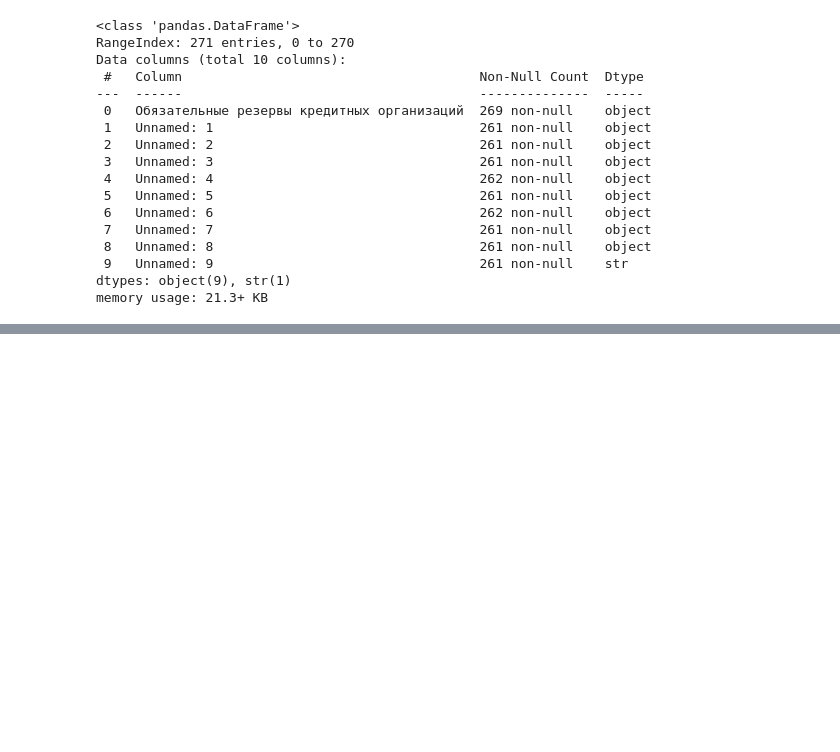
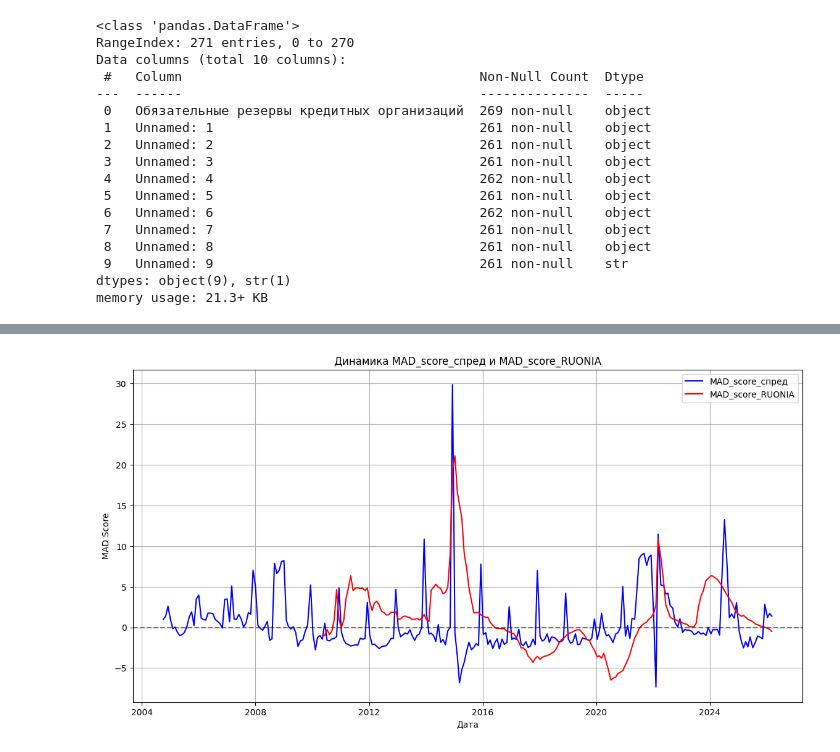
Before and after one commit to Povid1o/MathMode_LiquidityCatchers_RuLiquiditySentinel, a Jupyter notebook: ml/notebooks/model_1.ipynb, the cells around one changed output, grey strips where cells are left out. Drawn from its saved outputs; the diff is of its cells as text; code cells hidden in the pictures; blank space fills up the shorter version.

```diff
--- a/ml/notebooks/model_1.ipynb
+++ b/ml/notebooks/model_1.ipynb
@@ -101,0 +312,14 @@ df.head()
+# %%
+# График 2: Результат нормализации - MAD_score_спред и MAD_score_RUONIA
+plt.figure(figsize=(14, 7))
+plt.plot(df['Дата'], df['MAD_score_спред'], label='MAD_score_спред', color='blue')
+plt.plot(df['Дата'], df['MAD_score_RUONIA'], label='MAD_score_RUONIA', color='red')
+plt.axhline(y=0, color='black', linestyle='--', alpha=0.5)
+plt.xlabel('Дата')
+plt.ylabel('MAD Score')
+plt.title('Динамика MAD_score_спред и MAD_score_RUONIA')
+plt.legend()
+plt.grid(True)
+plt.show()
+# %% [output]
+[figure, added]
```
Also changed, not shown: parts of 12 cells of this notebook, 1 other file.
